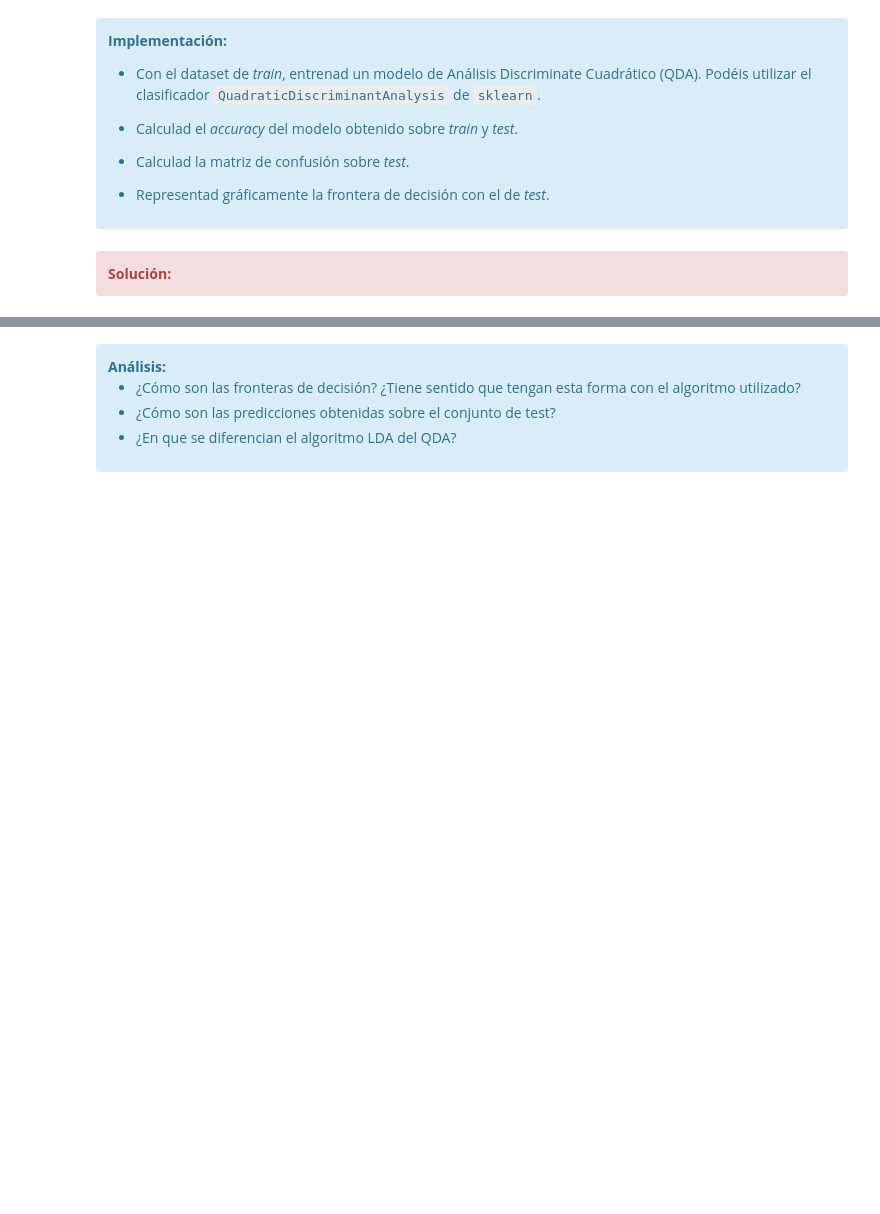
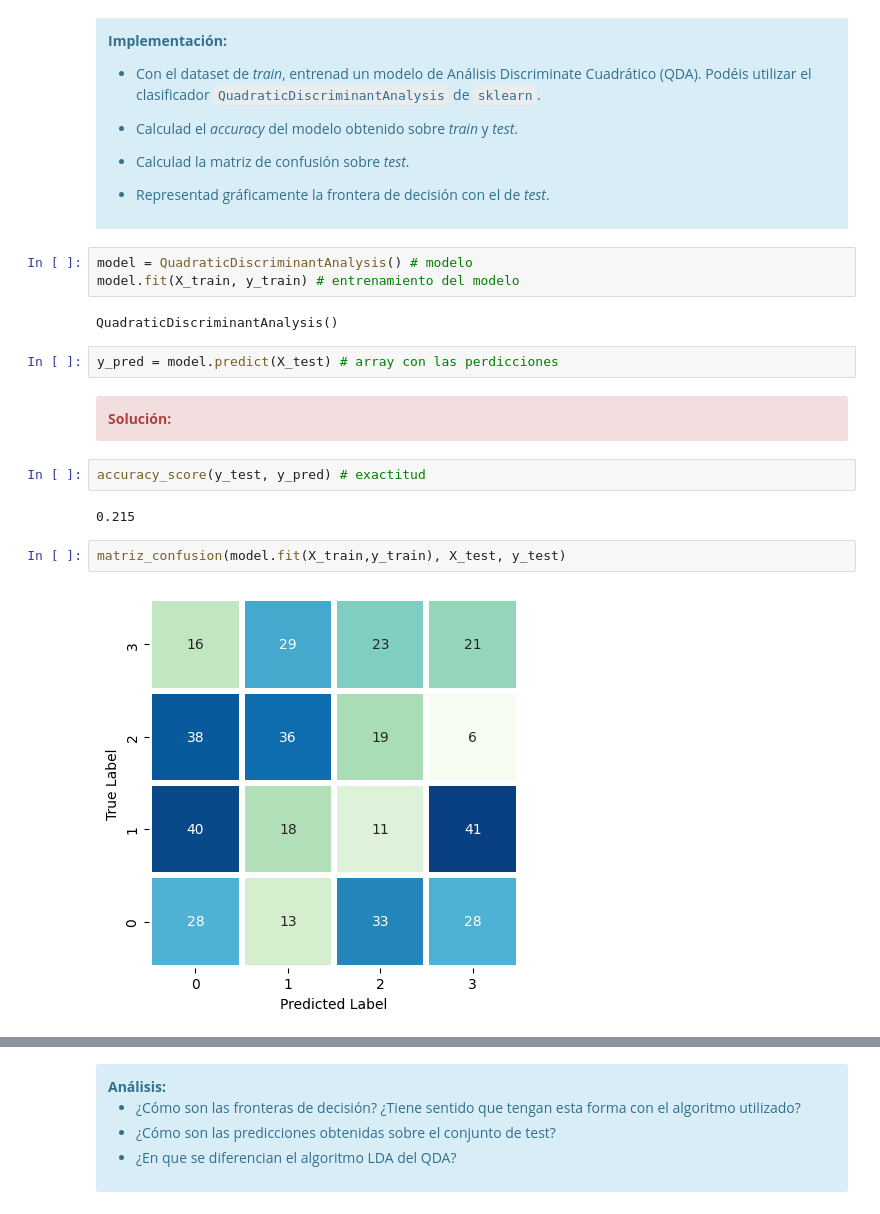
Before and after one commit to JDS1975/M-todos-supervisados, a Jupyter notebook: 20222_M2_855_PEC3_Enunciado.ipynb, the cells around one changed output, grey strips where cells are left out. Drawn from its saved outputs; the diff is of its cells as text; blank space fills up the shorter version.

```diff
--- a/20222_M2_855_PEC3_Enunciado.ipynb
+++ b/20222_M2_855_PEC3_Enunciado.ipynb
@@ -278,7 +293,22 @@ Ahora analizaremos dos algoritmos que se basan en la transformación lineal de l
 - Representad gráficamente la frontera de decisión con el de _test_.
 
 </div>
+# %%
+model = QuadraticDiscriminantAnalysis() # modelo
+model.fit(X_train, y_train) # entrenamiento del modelo
+# %% [output]
+QuadraticDiscriminantAnalysis()
+# %%
+y_pred = model.predict(X_test) # array con las perdicciones
 # %% [markdown]
 <div class="alert alert-block alert-danger">
 <strong>Solución:</strong>
 </div>
+# %%
+accuracy_score(y_test, y_pred) # exactitud
+# %% [output]
+0.215
+# %%
+matriz_confusion(model.fit(X_train,y_train), X_test, y_test)
+# %% [output]
+[figure, added]
```
Also changed, not shown: parts of 10 cells of this notebook.
